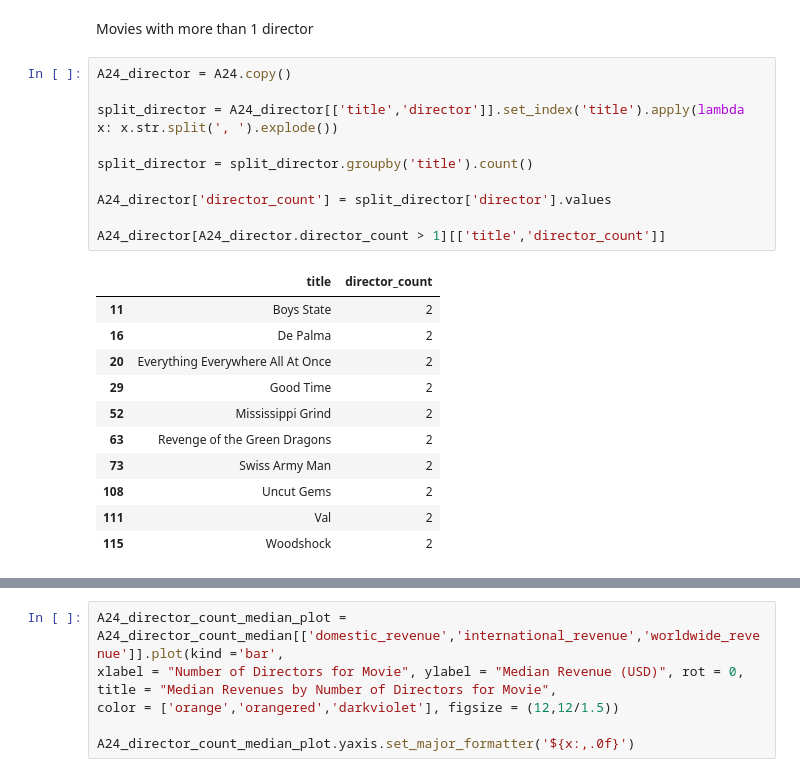
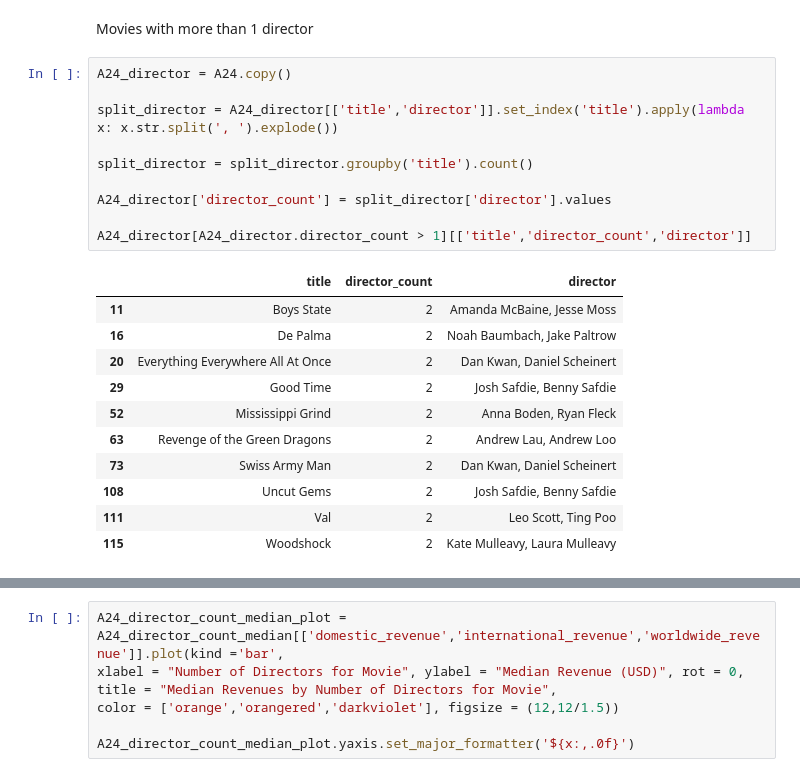
Before and after one commit to AlexPMorton/A24-Movies-EDA, a Jupyter notebook: A24_EDA.ipynb, the cells around one changed output, grey strips where cells are left out. Cells and saved outputs as stored; diff of their text form.

```diff
--- a/A24_EDA.ipynb
+++ b/A24_EDA.ipynb
@@ -708,23 +712,23 @@ Movies with more than 1 director
 # %%
 A24_director = A24.copy()
 
 split_director = A24_director[['title','director']].set_index('title').apply(lambda x: x.str.split(', ').explode())
 
 split_director = split_director.groupby('title').count()
 
 A24_director['director_count'] = split_director['director'].values
 
-A24_director[A24_director.director_count > 1][['title','director_count']]
+A24_director[A24_director.director_count > 1][['title','director_count','director']]
 # %% [output]
-|  | title | director_count |
-| 11 | Boys State | 2 |
-| 16 | De Palma | 2 |
-| 20 | Everything Everywhere All At Once | 2 |
-| 29 | Good Time | 2 |
-| 52 | Mississippi Grind | 2 |
-| 63 | Revenge of the Green Dragons | 2 |
-| 73 | Swiss Army Man | 2 |
-| 108 | Uncut Gems | 2 |
-| 111 | Val | 2 |
-| 115 | Woodshock | 2 |
+|  | title | director_count | director |
+| 11 | Boys State | 2 | Amanda McBaine, Jesse Moss |
+| 16 | De Palma | 2 | Noah Baumbach, Jake Paltrow |
+| 20 | Everything Everywhere All At Once | 2 | Dan Kwan, Daniel Scheinert |
+| 29 | Good Time | 2 | Josh Safdie, Benny Safdie |
+| 52 | Mississippi Grind | 2 | Anna Boden, Ryan Fleck |
+| 63 | Revenge of the Green Dragons | 2 | Andrew Lau, Andrew Loo |
+| 73 | Swiss Army Man | 2 | Dan Kwan, Daniel Scheinert |
+| 108 | Uncut Gems | 2 | Josh Safdie, Benny Safdie |
+| 111 | Val | 2 | Leo Scott, Ting Poo |
+| 115 | Woodshock | 2 | Kate Mulleavy, Laura Mulleavy |
 # %%
```
Also changed, not shown: parts of 26 cells of this notebook.
